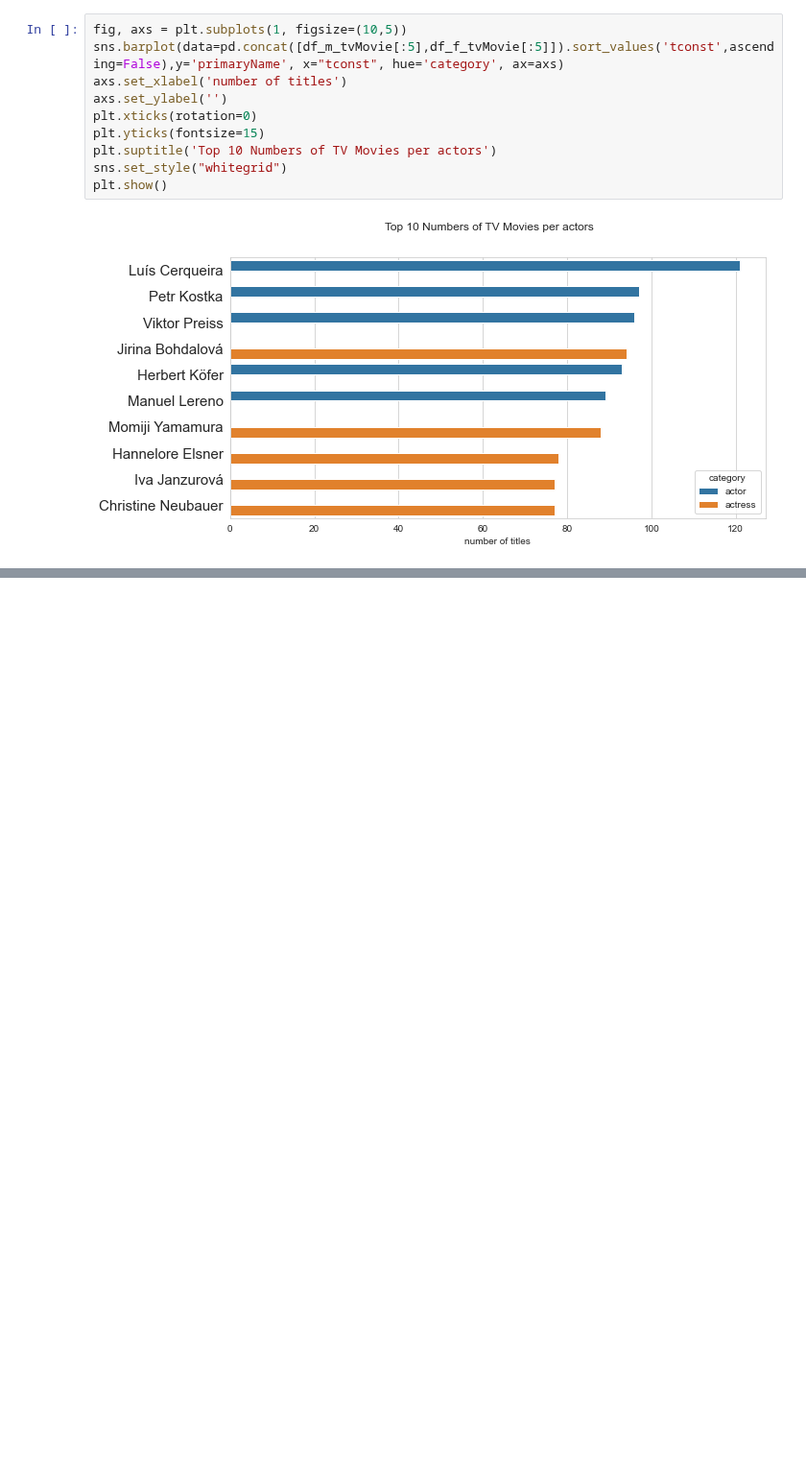
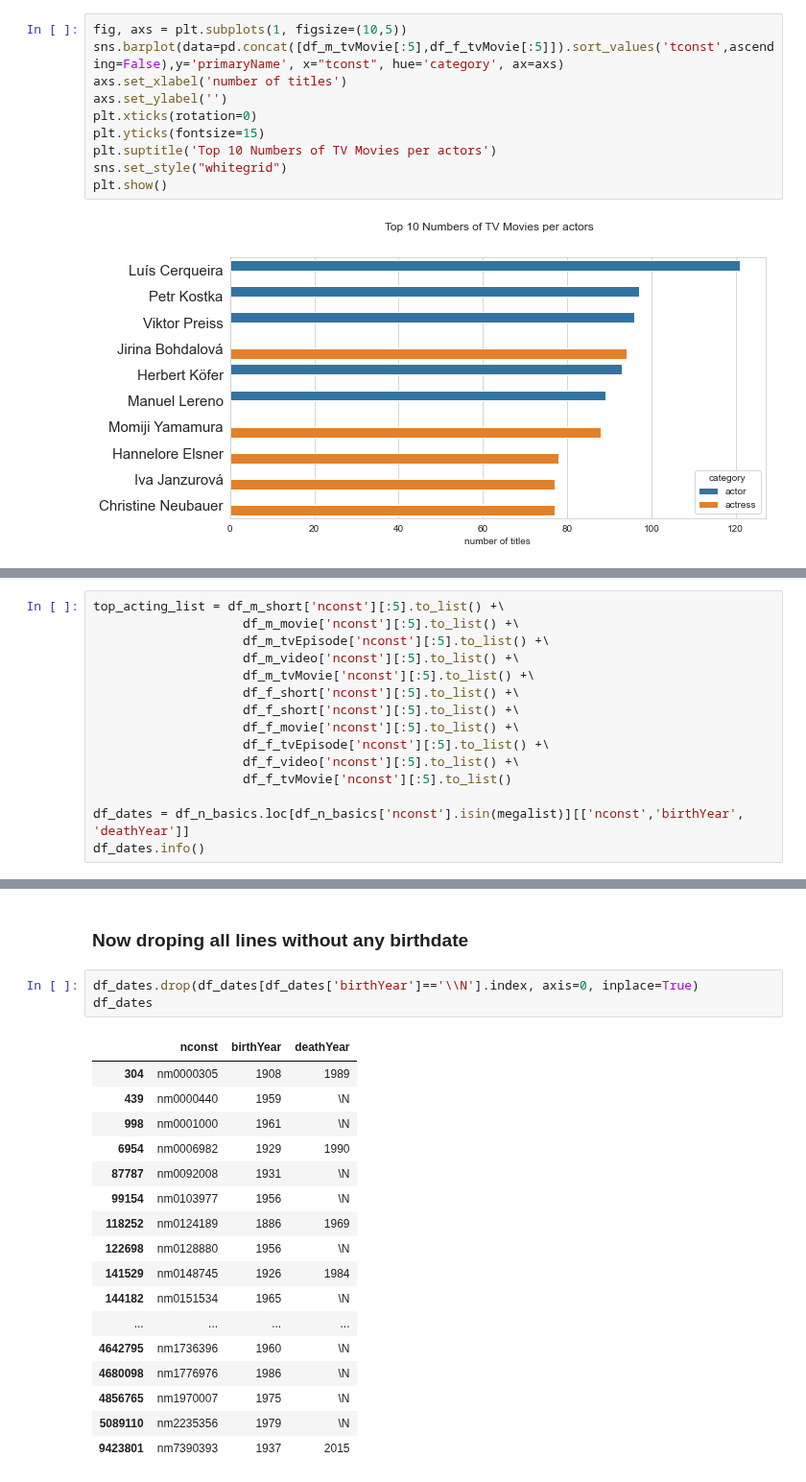
Before and after one commit to fdmdlb/nextflix, a Jupyter notebook: Most represented actors.ipynb, the cells around one changed output, grey strips where cells are left out. Shown at 96% size. Saved outputs shown, nothing was run; the diff lists cells and outputs as text; blank space fills up the shorter version.

Commit message:
removed tvEpisodes & added age comparision

```diff
--- a/Most represented actors.ipynb
+++ b/Most represented actors.ipynb
@@ -276,0 +285,15 @@ df_most_present_actors.head()
+# %%
+top_acting_list = df_m_short['nconst'][:5].to_list() +\
+                    df_m_movie['nconst'][:5].to_list() +\
+                    df_m_tvEpisode['nconst'][:5].to_list() +\
+                    df_m_video['nconst'][:5].to_list() +\
+                    df_m_tvMovie['nconst'][:5].to_list() +\
+                    df_f_short['nconst'][:5].to_list() +\
+                    df_f_short['nconst'][:5].to_list() +\
+                    df_f_movie['nconst'][:5].to_list() +\
+                    df_f_tvEpisode['nconst'][:5].to_list() +\
+                    df_f_video['nconst'][:5].to_list() +\
+                    df_f_tvMovie['nconst'][:5].to_list()
+
+df_dates = df_n_basics.loc[df_n_basics['nconst'].isin(megalist)][['nconst','birthYear', 'deathYear']]
+df_dates.info()
@@ -276,0 +311,23 @@ df_most_present_actors.head()
+# %% [markdown]
+### Now droping all lines without any birthdate
+# %%
+df_dates.drop(df_dates[df_dates['birthYear']=='\\N'].index, axis=0, inplace=True)
+df_dates
+# %% [output]
+|  | nconst | birthYear | deathYear |
+| 304 | nm0000305 | 1908 | 1989 |
+| 439 | nm0000440 | 1959 | \N |
+| 998 | nm0001000 | 1961 | \N |
+| 6954 | nm0006982 | 1929 | 1990 |
+| 87787 | nm0092008 | 1931 | \N |
+| 99154 | nm0103977 | 1956 | \N |
+| 118252 | nm0124189 | 1886 | 1969 |
+| 122698 | nm0128880 | 1956 | \N |
+| 141529 | nm0148745 | 1926 | 1984 |
+| 144182 | nm0151534 | 1965 | \N |
+| ... | ... | ... | ... |
+| 4642795 | nm1736396 | 1960 | \N |
+| 4680098 | nm1776976 | 1986 | \N |
+| 4856765 | nm1970007 | 1975 | \N |
+| 5089110 | nm2235356 | 1979 | \N |
+| 9423801 | nm7390393 | 1937 | 2015 |
```
Also changed, not shown: parts of 12 cells of this notebook.
